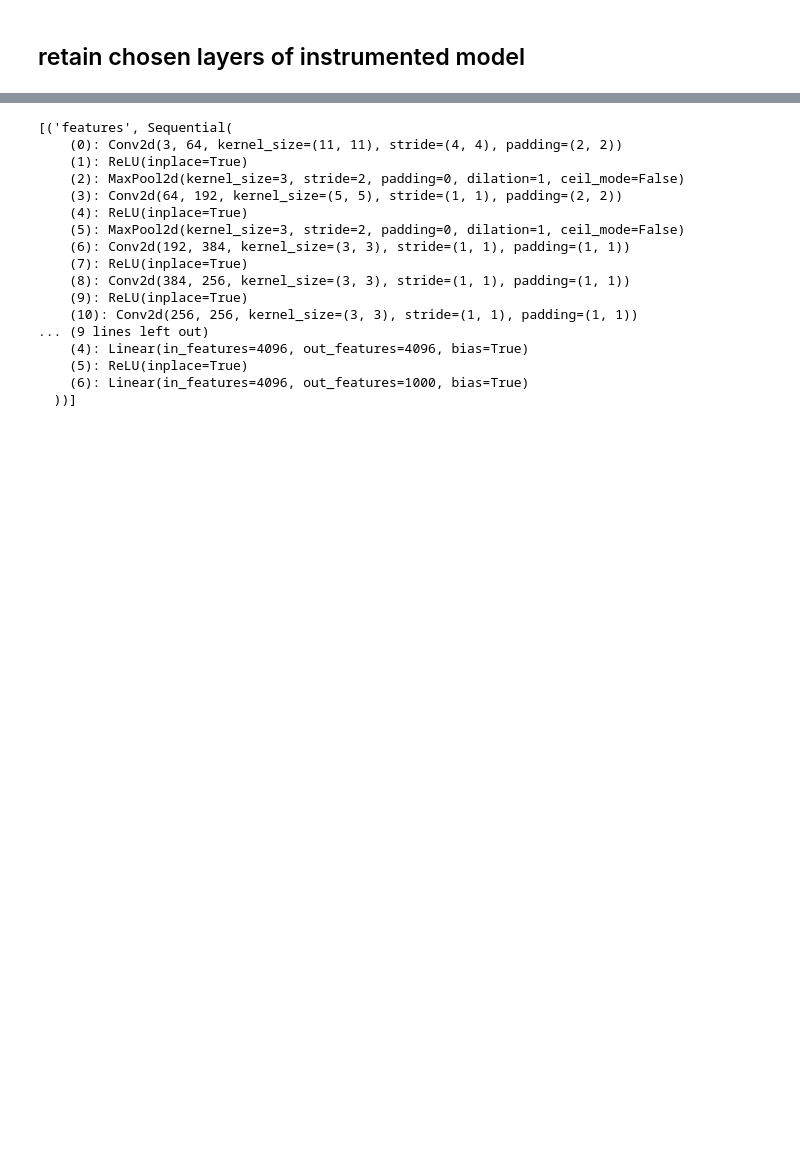
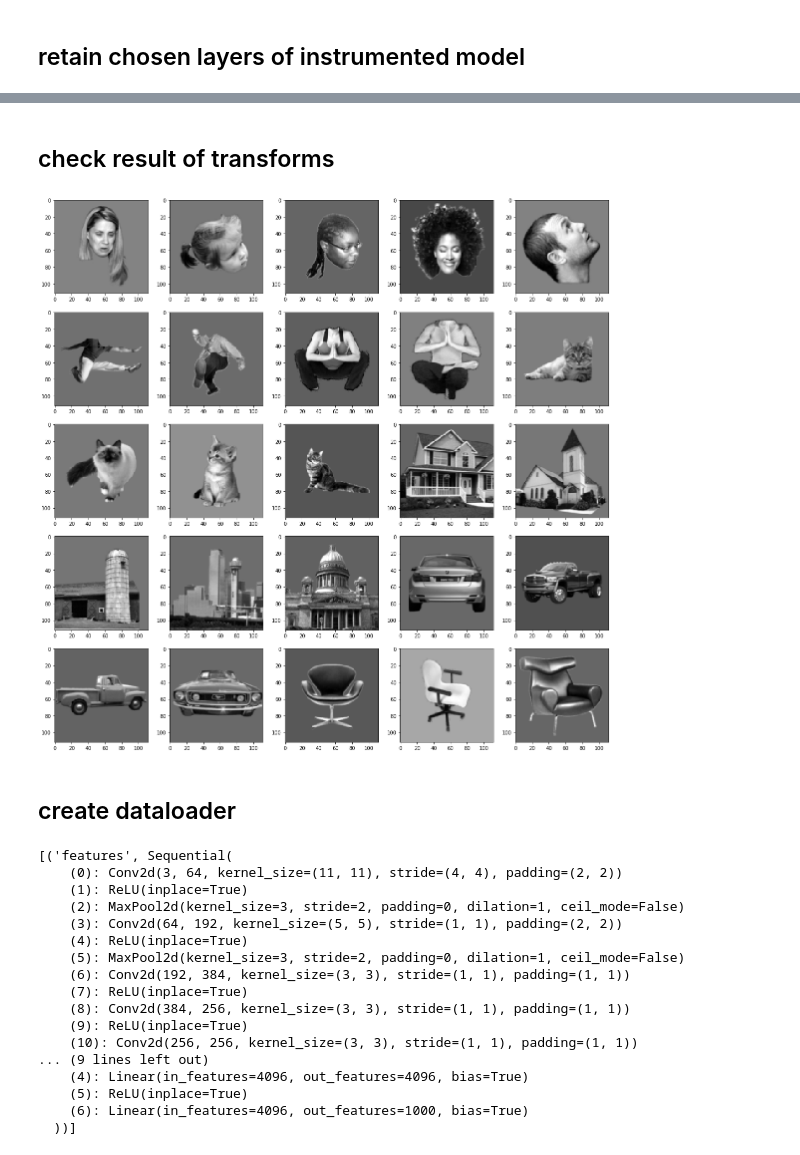
Before and after one commit to jacob-prince/RotspaceIT, a Jupyter notebook: notebooks/n01_organize_models.ipynb, the cells around one changed output, grey strips where cells are left out. Cells and saved outputs as stored; diff of their text form; code cells hidden in the pictures; blank space fills up the shorter version.

```diff
--- a/notebooks/n01_organize_models.ipynb
+++ b/notebooks/n01_organize_models.ipynb
@@ -37,6 +37,7 @@ importlib.reload(utils)
 arch = 'alexnet'
 trained_on = 'object'
 imageset = 'mc8-lummatched'
+imgsize = 112
 
 load_arch = arch + '-' + trained_on
 # %% [markdown]
@@ -249,0 +271,28 @@ for layer_name in layers_to_retain: model.retain_layer(layer_name)
+# %%
+# normalize images using parameters from the training image set
+data_transform = transforms.Compose([
+ transforms.Resize(imgsize),
+ transforms.CenterCrop((imgsize,imgsize)),
+ transforms.ToTensor(),
+ transforms.Normalize(
+ mean=[0.485, 0.456, 0.406],
+ std=[0.229, 0.224, 0.225]
+ )])
+
+# reload the dataset, this time applying the transform
+dataset =  datasets.ImageFolder(root = imageset_dir, transform = data_transform)
+# %% [markdown]
+## check result of transforms
+# %%
+plt.figure(figsize=(20,20))
+c = 1
+for i in range(0,len(dataset),(len(dataset)//25)-2):
+    plt.subplot(5,5,c)
+    plt.imshow(dataset[i][0][0].numpy(),cmap='gray')
+    c+=1
+    if c > 25:
+        break
+# %% [output]
+[figure, added]
+# %% [markdown]
+## create dataloader
```
Also changed, not shown: parts of 5 cells of this notebook.
